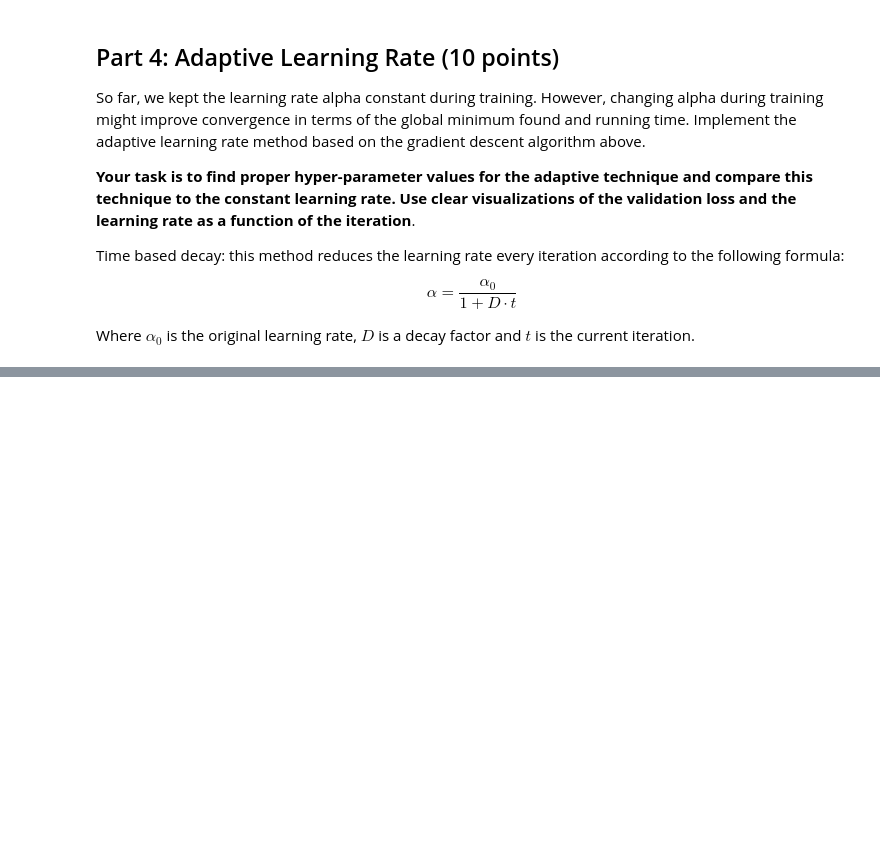
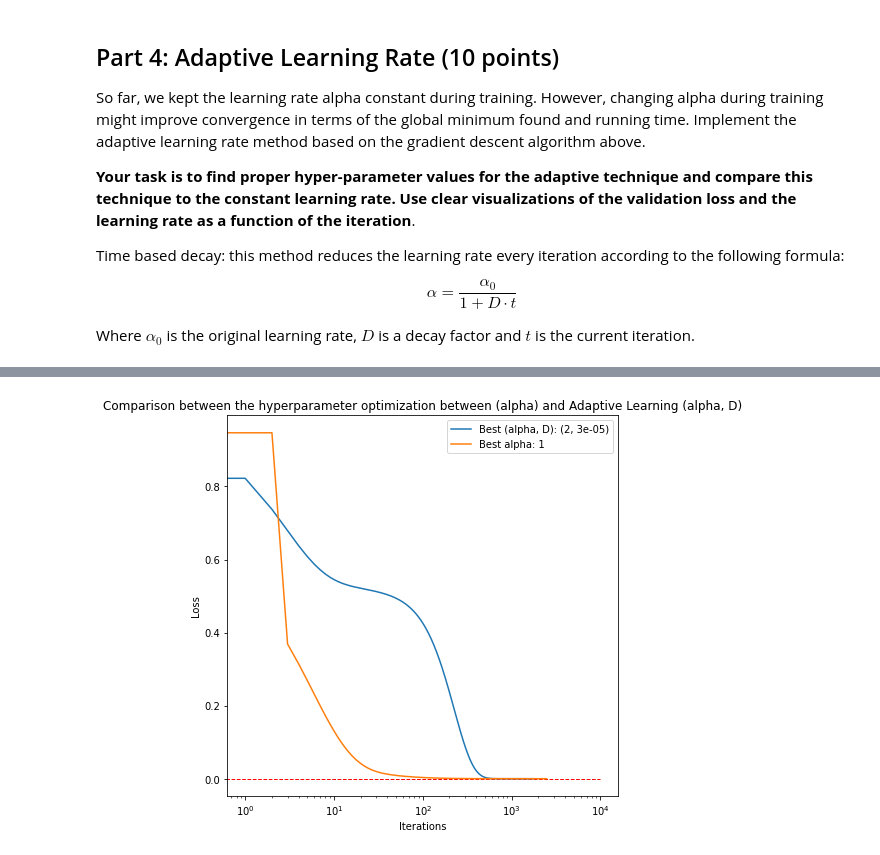
Before and after one commit to danspts/ml-hw, a Jupyter notebook: hw-1/hwa1.ipynb, the cells around one changed output, grey strips where cells are left out. Drawn from its saved outputs; the diff is of its cells as text; code cells hidden in the pictures; blank space fills up the shorter version.

```diff
--- a/hw-1/hwa1.ipynb
+++ b/hw-1/hwa1.ipynb
@@ -827,3 +871,23 @@ plt.title('Comparison between the hyperparameter optimization between (alpha) an
 plt.legend([f'Best (alpha, D): {best_parameters[1][0]}', f'Best alpha: {best_alpha}'])
 
 plt.show()
+# %%
+# Graph the result compared to the normal GD
+
+# Rerun the constant alpha with the same theta as our trials (all ones)
+_,J_history = efficient_gradient_descent(X_train ,y_train, np.ones(X_train.shape[1]), best_alpha, num_iters)
+
+plt.figure(figsize=(7, 7))
+plt.plot(np.arange(len(best_parameters[0][1]["history"])), best_parameters[0][1]["history"])
+plt.plot(np.arange(len(J_history)), J_history)
+plt.hlines(y = J_pinv, xmin = 0, xmax = num_iters, color='r', linewidth = 1, linestyle = 'dashed')
+
+plt.xscale('log')
+plt.xlabel('Iterations')
+plt.ylabel('Loss')
+plt.title('Comparison between the hyperparameter optimization between (alpha) and Adaptive Learning (alpha, D)')
+plt.legend([f'Best (alpha, D): {best_parameters[1][0]}', f'Best alpha: {best_alpha}'])
+
+plt.show()
+# %% [output]
+[figure, added]
```
Also changed, not shown: parts of 19 cells of this notebook.
